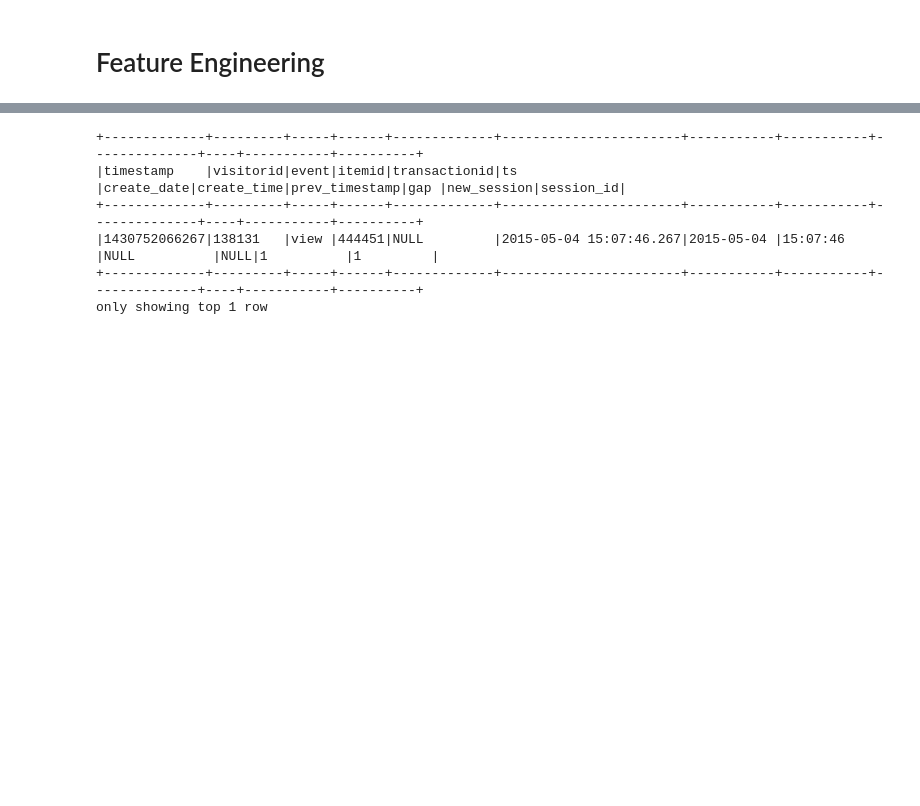
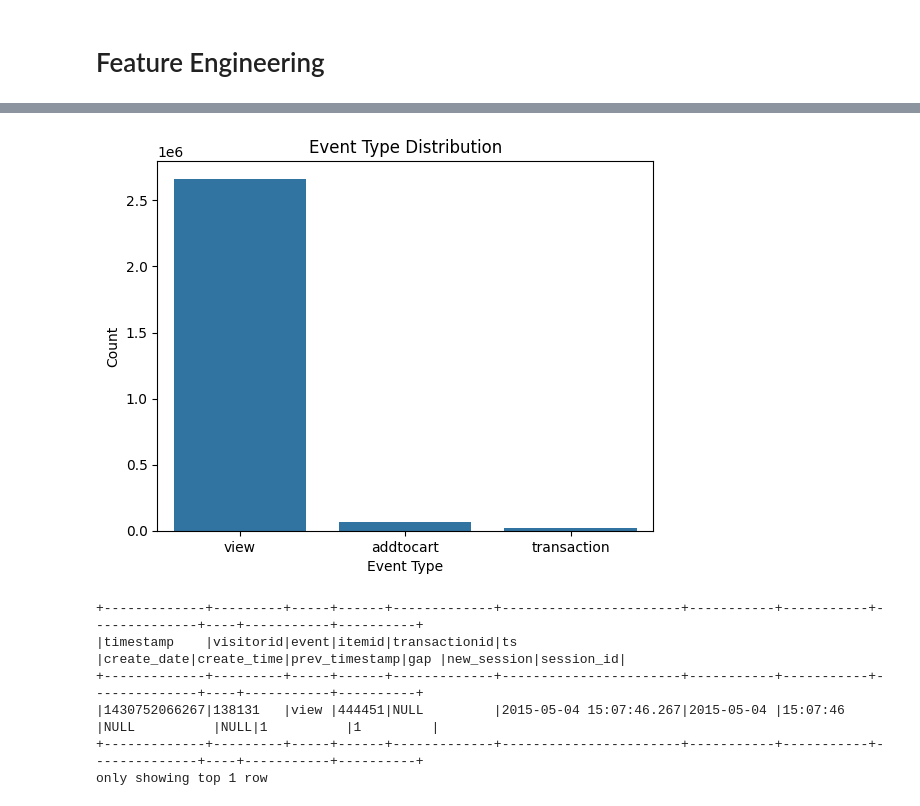
Before and after one commit to Alerdo/churn-prediction-project, a Jupyter notebook: churn-prediction.ipynb, the cells around one changed output, grey strips where cells are left out. Drawn from its saved outputs; the diff is of its cells as text; code cells hidden in the pictures; blank space fills up the shorter version.

```diff
--- a/churn-prediction.ipynb
+++ b/churn-prediction.ipynb
@@ -257,3 +309,16 @@ NameError: name 'events' is not defined
+# %%
+# Checking most common events
+events_pd = events.toPandas()
+import seaborn as sns
+import matplotlib.pyplot as plt
+
+sns.countplot(data=events_pd, x="event", order=events_pd["event"].value_counts().index)
+plt.title("Event Type Distribution")
+plt.xlabel("Event Type")
+plt.ylabel("Count")
+plt.show()
+# %% [output]
+[figure, added]
 # %%
 # Creating session_id so we can get user behaivour based on the sessions
 
```
Also changed, not shown: parts of 5 cells of this notebook, 3 other files.
